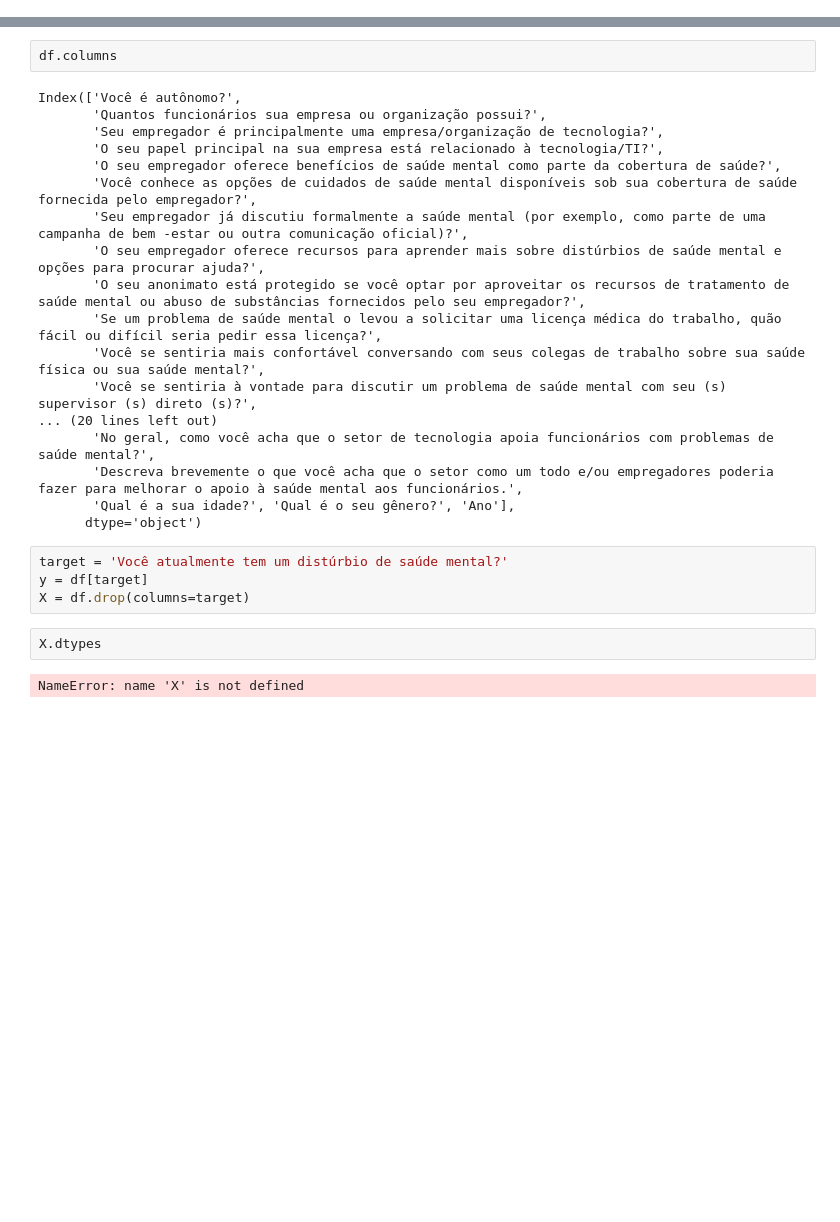
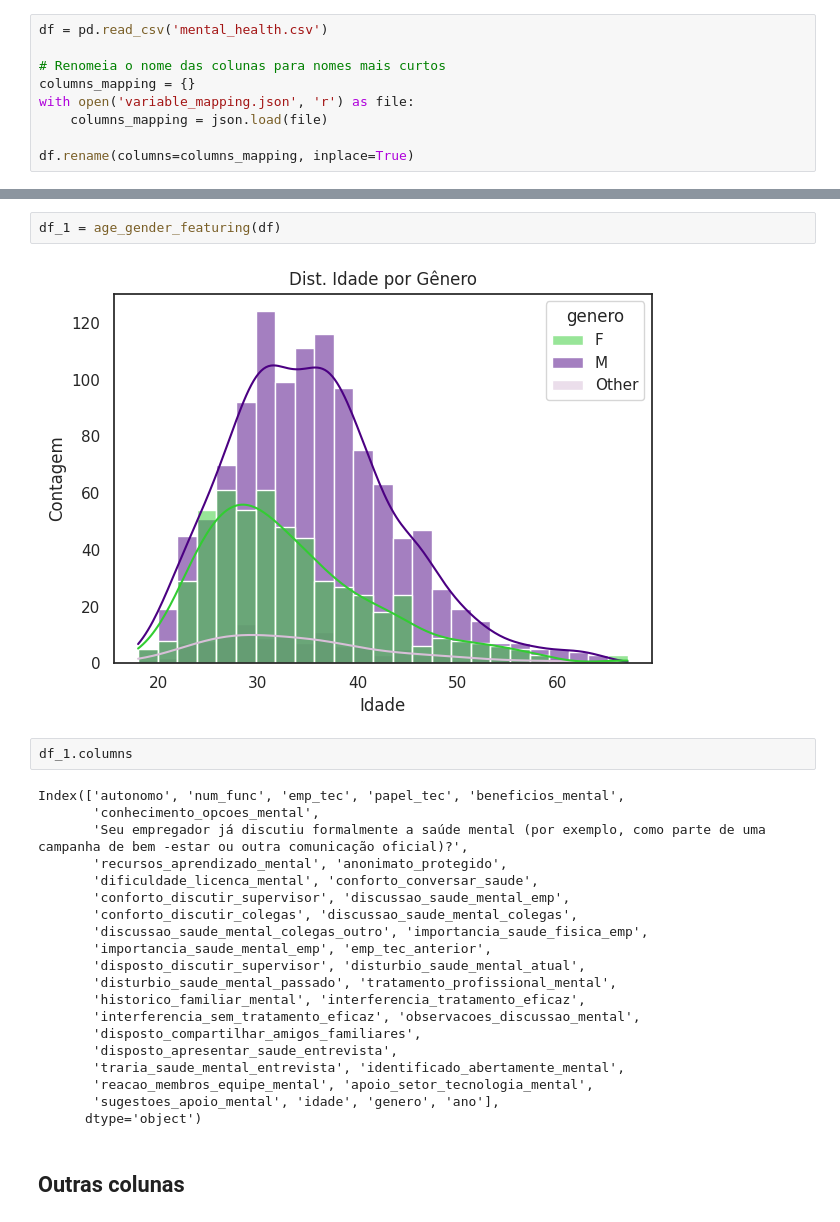
Before and after one commit to jessedatawiz/saude-mental-tech, a Jupyter notebook: data/preprocessed_files/all_years/notebook.ipynb, the cells around one changed output, grey strips where cells are left out. Drawn from its saved outputs; the diff is of its cells as text; blank space fills up the shorter version.

```diff
--- a/data/preprocessed_files/all_years/notebook.ipynb
+++ b/data/preprocessed_files/all_years/notebook.ipynb
@@ -4,0 +8,9 @@ df = pd.read_csv('mental_health.csv')
+# %%
+df = pd.read_csv('mental_health.csv')
+
+# Renomeia o nome das colunas para nomes mais curtos
+columns_mapping = {}
+with open('variable_mapping.json', 'r') as file:
+    columns_mapping = json.load(file)
+
+df.rename(columns=columns_mapping, inplace=True)
@@ -5,28 +79,28 @@ df = pd.read_csv('mental_health.csv')
+# %%
+df_1 = age_gender_featuring(df)
+# %% [output]
+[figure, added]
 # %%
-df.columns
+df_1.columns
 # %% [output]
-Index(['Você é autônomo?',
-       'Quantos funcionários sua empresa ou organização possui?',
-       'Seu empregador é principalmente uma empresa/organização de tecnologia?',
-       'O seu papel principal na sua empresa está relacionado à tecnologia/TI?',
-       'O seu empregador oferece benefícios de saúde mental como parte da cobertura de saúde?',
-       'Você conhece as opções de cuidados de saúde mental disponíveis sob sua cobertura de saúde fornecida pelo empregador?',
+Index(['autonomo', 'num_func', 'emp_tec', 'papel_tec', 'beneficios_mental',
+       'conhecimento_opcoes_mental',
        'Seu empregador já discutiu formalmente a saúde mental (por exemplo, como parte de uma campanha de bem -estar ou outra comunicação oficial)?',
-       'O seu empregador oferece recursos para aprender mais sobre distúrbios de saúde mental e opções para procurar ajuda?',
-       'O seu anonimato está protegido se você optar por aproveitar os recursos de tratamento de saúde mental ou abuso de substâncias fornecidos pelo seu empregador?',
-       'Se um problema de saúde mental o levou a solicitar uma licença médica do trabalho, quão fácil ou difícil seria pedir essa licença?',
-       'Você se sentiria mais confortável conversando com seus colegas de trabalho sobre sua saúde física ou sua saúde mental?',
-       'Você se sentiria à vontade para discutir um problema de saúde mental com seu (s) supervisor (s) direto (s)?',
-... (20 lines left out)
-       'No geral, como você acha que o setor de tecnologia apoia funcionários com problemas de saúde mental?',
-       'Descreva brevemente o que você acha que o setor como um todo e/ou empregadores poderia fazer para melhorar o apoio à saúde mental aos funcionários.',
-       'Qual é a sua idade?', 'Qual é o seu gênero?', 'Ano'],
+       'recursos_aprendizado_mental', 'anonimato_protegido',
+       'dificuldade_licenca_mental', 'conforto_conversar_saude',
+       'conforto_discutir_supervisor', 'discussao_saude_mental_emp',
+       'conforto_discutir_colegas', 'discussao_saude_mental_colegas',
+       'discussao_saude_mental_colegas_outro', 'importancia_saude_fisica_emp',
+       'importancia_saude_mental_emp', 'emp_tec_anterior',
+       'disposto_discutir_supervisor', 'disturbio_saude_mental_atual',
+       'disturbio_saude_mental_passado', 'tratamento_profissional_mental',
+       'historico_familiar_mental', 'interferencia_tratamento_eficaz',
+       'interferencia_sem_tratamento_eficaz', 'observacoes_discussao_mental',
+       'disposto_compartilhar_amigos_familiares',
+       'disposto_apresentar_saude_entrevista',
+       'traria_saude_mental_entrevista', 'identificado_abertamente_mental',
+       'reacao_membros_equipe_mental', 'apoio_setor_tecnologia_mental',
+       'sugestoes_apoio_mental', 'idade', 'genero', 'ano'],
       dtype='object')
-# %%
-target = 'Você atualmente tem um distúrbio de saúde mental?'
-y = df[target]
-X = df.drop(columns=target)
-# %%
-X.dtypes
-# %% [output]
-NameError: name 'X' is not defined
+# %% [markdown]
+## Outras colunas
```
Also changed, not shown: parts of 10 cells of this notebook, 6 other files.
